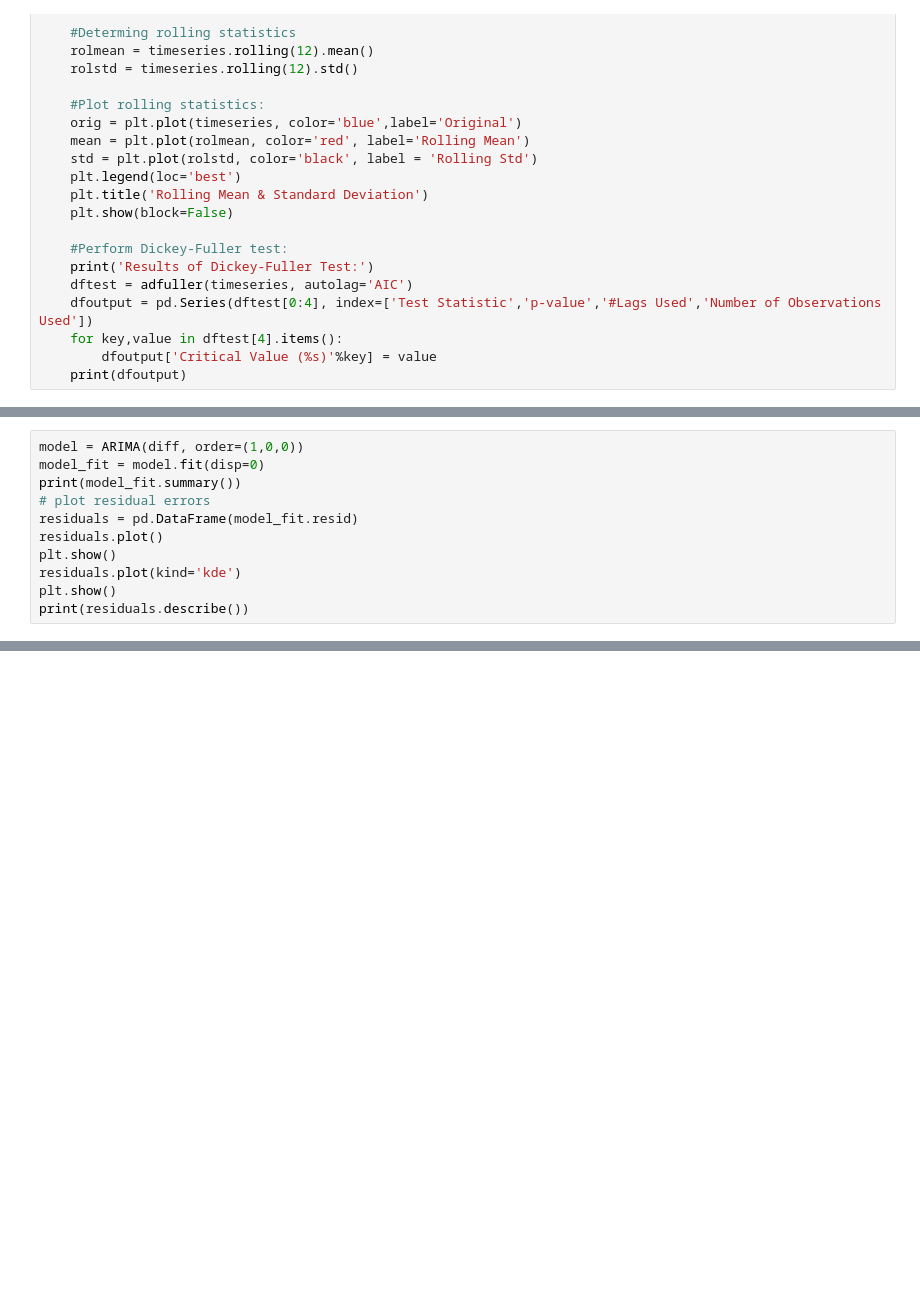
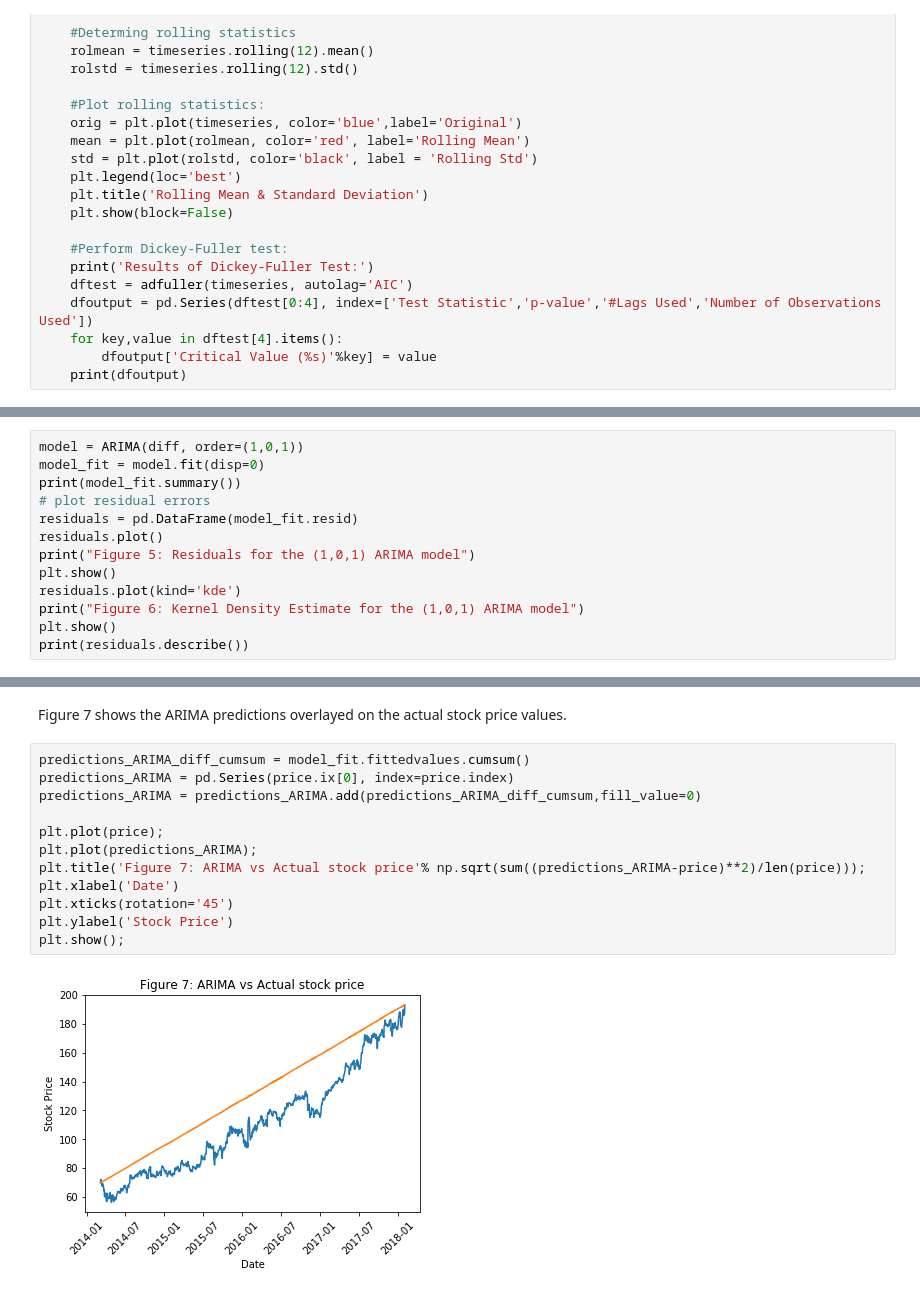
Before and after one commit to kjprice/smu-quantifying-the-world, a Jupyter notebook: CaseStudy4/CaseStudy.ipynb, the cells around one changed output, grey strips where cells are left out. Drawn from its saved outputs; the diff is of its cells as text; blank space fills up the shorter version.

```diff
--- a/CaseStudy4/CaseStudy.ipynb
+++ b/CaseStudy4/CaseStudy.ipynb
@@ -145,12 +166,14 @@ Text(0.5, 1.0, 'Partial Autocorrelation Function')
 # %%
-model = ARIMA(diff, order=(1,0,0))
+model = ARIMA(diff, order=(1,0,1))
 model_fit = model.fit(disp=0)
 print(model_fit.summary())
 # plot residual errors
 residuals = pd.DataFrame(model_fit.resid)
 residuals.plot()
+print("Figure 5: Residuals for the (1,0,1) ARIMA model")
 plt.show()
 residuals.plot(kind='kde')
+print("Figure 6: Kernel Density Estimate for the (1,0,1) ARIMA model")
 plt.show()
 print(residuals.describe())
 # %% [output]
@@ -187,0 +209,16 @@ max     14.604824
+# %% [markdown]
+Figure 7 shows the ARIMA predictions overlayed on the actual stock price values.
+# %%
+predictions_ARIMA_diff_cumsum = model_fit.fittedvalues.cumsum()
+predictions_ARIMA = pd.Series(price.ix[0], index=price.index)
+predictions_ARIMA = predictions_ARIMA.add(predictions_ARIMA_diff_cumsum,fill_value=0)
+
+plt.plot(price);
+plt.plot(predictions_ARIMA);
+plt.title('Figure 7: ARIMA vs Actual stock price'% np.sqrt(sum((predictions_ARIMA-price)**2)/len(price)));
+plt.xlabel('Date')
+plt.xticks(rotation='45')
+plt.ylabel('Stock Price')
+plt.show();
+# %% [output]
+[figure, added]
```
Also changed, not shown: parts of 21 cells of this notebook.
